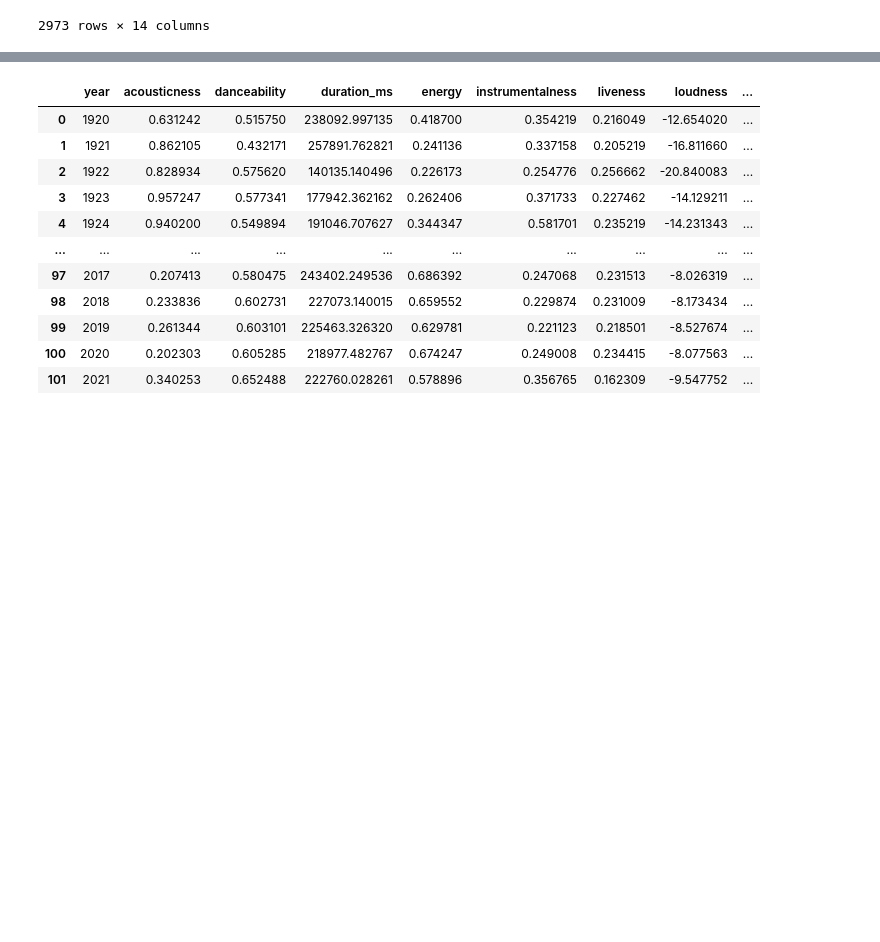
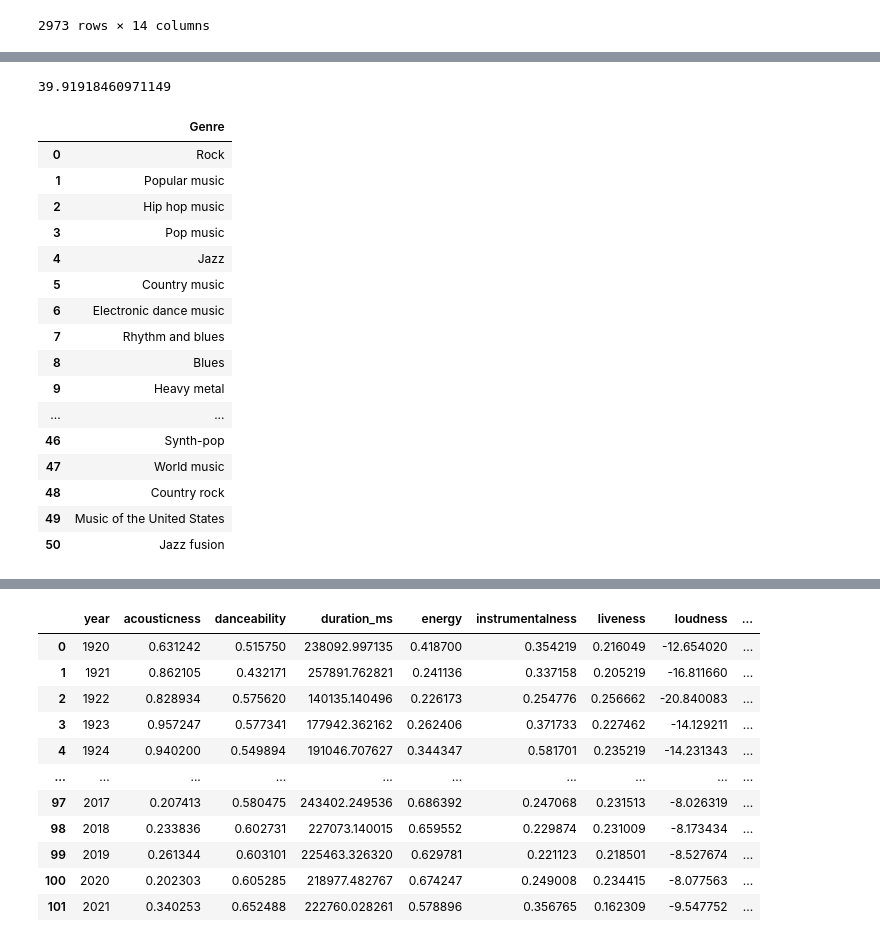
Before and after one commit to alexdanieldelcampo/Musical_Analysis, a Jupyter notebook: Yvonne/Untitled.ipynb, the cells around one changed output, grey strips where cells are left out. Cells and saved outputs as stored; diff of their text form; code cells hidden in the pictures; blank space fills up the shorter version.

```diff
--- a/Yvonne/Untitled.ipynb
+++ b/Yvonne/Untitled.ipynb
@@ -40,3 +92,28 @@ genre_data
+# %%
+genre_data['popularity']
+# %% [output]
+39.91918460971149
+# %%
+genre_list_df = pd.read_csv("../Resources/genre_list.csv")
+genre_list_df
+# %% [output]
+|  | Genre |
+| 0 | Rock |
+| 1 | Popular music |
+| 2 | Hip hop music |
+| 3 | Pop music |
+| 4 | Jazz |
+| 5 | Country music |
+| 6 | Electronic dance music |
+| 7 | Rhythm and blues |
+| 8 | Blues |
+| 9 | Heavy metal |
+| ... | ... |
+| 46 | Synth-pop |
+| 47 | World music |
+| 48 | Country rock |
+| 49 | Music of the United States |
+| 50 | Jazz fusion |
 # %%
 artist_data = pd.read_csv("../Resources/archive/data_by_artist_o.csv")
 artist = artist_data["artists"].unique()
```
Also changed, not shown: parts of 9 cells of this notebook, 1 other file.
